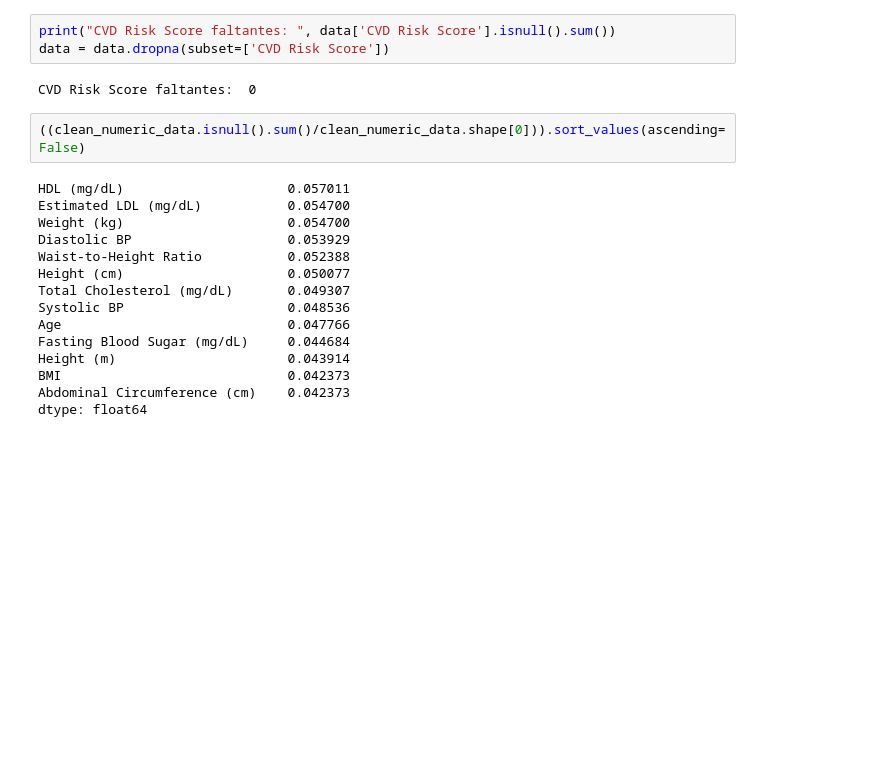
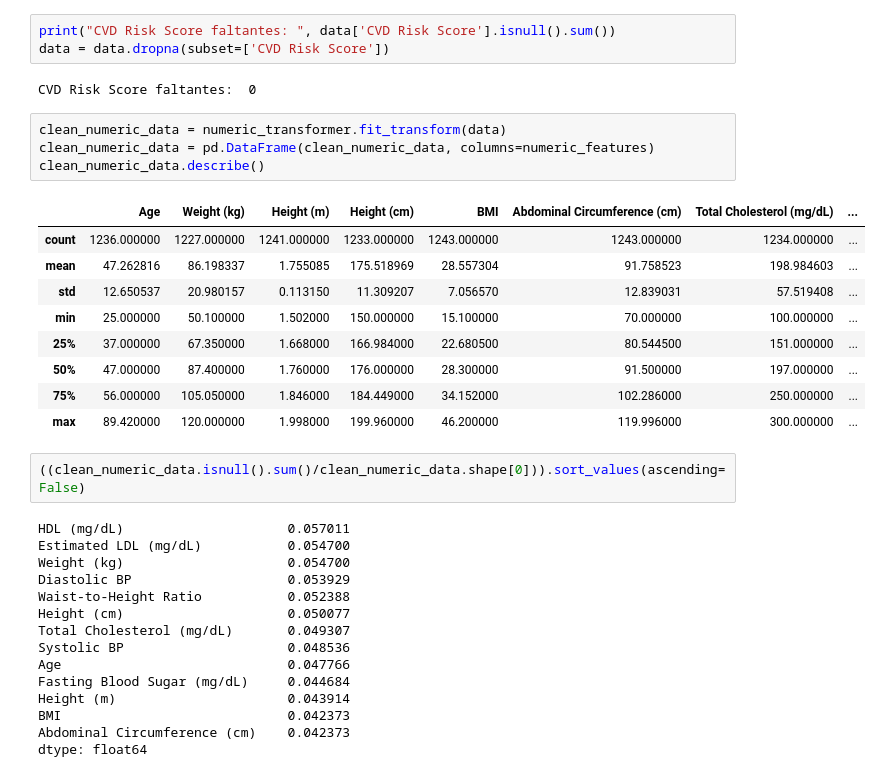
Before and after one commit to serferre2004/Laboratorios_MachineLearning, a Jupyter notebook: Laboratorio1/Laboratorio 1.ipynb, the cells around one changed output. Drawn from its saved outputs; the diff is of its cells as text; blank space fills up the shorter version.

```diff
--- a/Laboratorio1/Laboratorio 1.ipynb
+++ b/Laboratorio1/Laboratorio 1.ipynb
@@ -368,6 +357,20 @@ print("CVD Risk Score faltantes: ", data['CVD Risk Score'].isnull().sum())
 data = data.dropna(subset=['CVD Risk Score'])
 # %% [output]
 CVD Risk Score faltantes:  0
+# %%
+clean_numeric_data = numeric_transformer.fit_transform(data)
+clean_numeric_data = pd.DataFrame(clean_numeric_data, columns=numeric_features)
+clean_numeric_data.describe()
+# %% [output]
+|  | Age | Weight (kg) | Height (m) | Height (cm) | BMI | Abdominal Circumference (cm) | Total Cholesterol (mg/dL) | ... |
+| count | 1236.000000 | 1227.000000 | 1241.000000 | 1233.000000 | 1243.000000 | 1243.000000 | 1234.000000 | ... |
+| mean | 47.262816 | 86.198337 | 1.755085 | 175.518969 | 28.557304 | 91.758523 | 198.984603 | ... |
+| std | 12.650537 | 20.980157 | 0.113150 | 11.309207 | 7.056570 | 12.839031 | 57.519408 | ... |
+| min | 25.000000 | 50.100000 | 1.502000 | 150.000000 | 15.100000 | 70.000000 | 100.000000 | ... |
+| 25% | 37.000000 | 67.350000 | 1.668000 | 166.984000 | 22.680500 | 80.544500 | 151.000000 | ... |
+| 50% | 47.000000 | 87.400000 | 1.760000 | 176.000000 | 28.300000 | 91.500000 | 197.000000 | ... |
+| 75% | 56.000000 | 105.050000 | 1.846000 | 184.449000 | 34.152000 | 102.286000 | 250.000000 | ... |
+| max | 89.420000 | 120.000000 | 1.998000 | 199.960000 | 46.200000 | 119.996000 | 300.000000 | ... |
 # %%
 ((clean_numeric_data.isnull().sum()/clean_numeric_data.shape[0])).sort_values(ascending=False)
 # %% [output]
```
Also changed, not shown: parts of 48 cells of this notebook.
